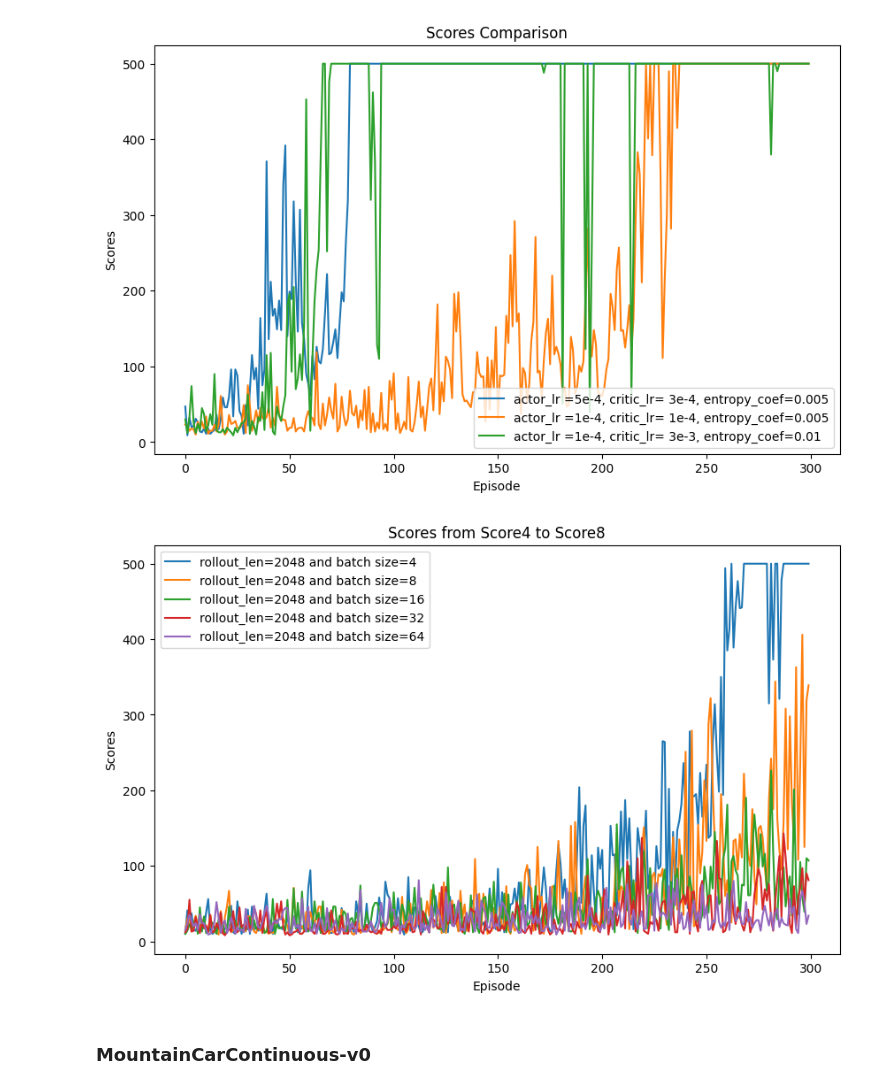
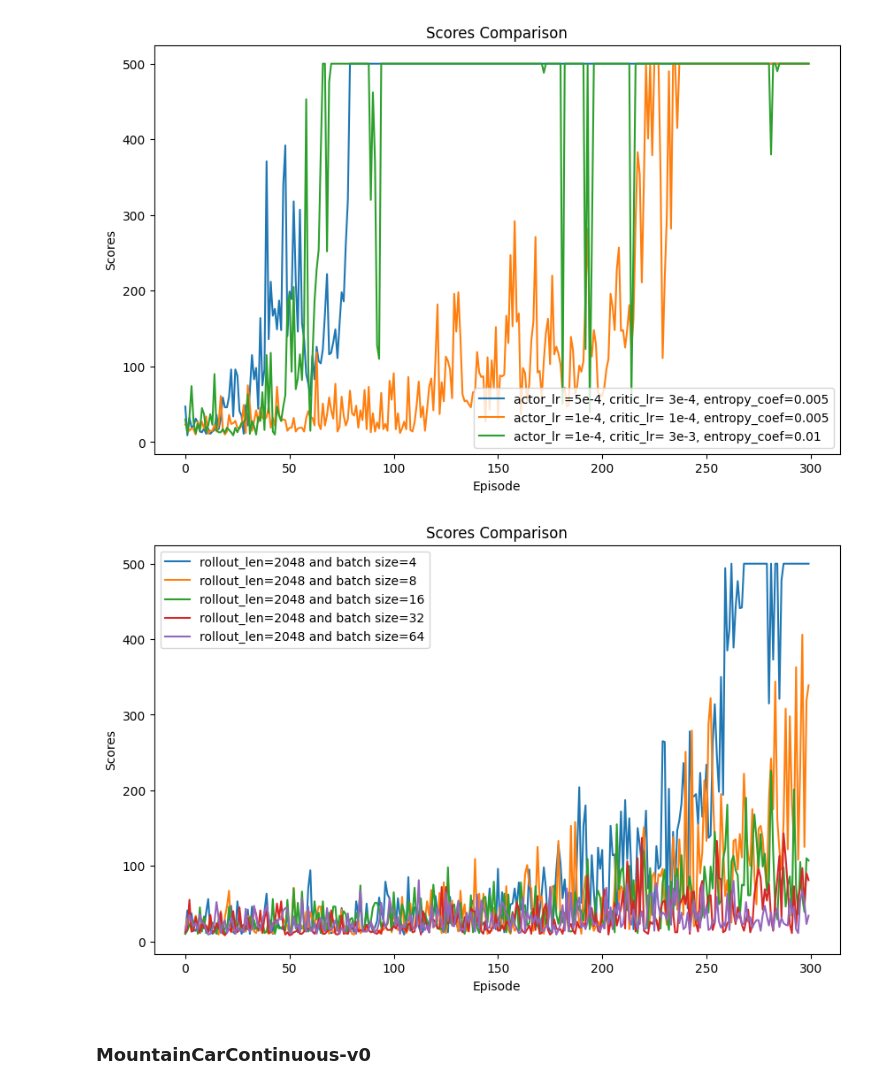
Before and after one commit to mischamez48/PRL_PPO-SAC_ImplPRL_PPO-SAC_Implementationementation, a Jupyter notebook: ppo.ipynb, the cells around one changed output. Cells and saved outputs as stored; diff of their text form; code cells hidden in the pictures.

```diff
--- a/ppo.ipynb
+++ b/ppo.ipynb
@@ -85,35 +85,35 @@ import matplotlib.pyplot as plt
 
 # Step 1: Read the CSV file
 file_path = 'PPO\GRAPHE\CartpoleV1\Scores4-9.csv'  # Adjust this path as necessary
 data = pd.read_csv(file_path)
 
 # Step 2: Extract columns
 scores = data[['Score4', 'Score5', 'Score6', 'Score7', 'Score8']]
 
 # Define labels for each score
 labels = [
     "rollout_len=2048 and batch size=4",
     "rollout_len=2048 and batch size=8",
     "rollout_len=2048 and batch size=16",
     "rollout_len=2048 and batch size=32",
     "rollout_len=2048 and batch size=64"
 ]
 
 # Step 3: Plot the values
 plt.figure(figsize=(10, 6))
 for column, label in zip(scores.columns, labels):
     plt.plot(scores.index, scores[column], label=label)
 
 # Add titles and labels
-plt.title('Scores from Score4 to Score8')
+plt.title('Scores Comparison')
 plt.xlabel('Episode')
 plt.ylabel('Scores')
 plt.legend()
 
 # Show plot
 plt.show()
 # %% [output]
-[figure, old version]
+[figure, new version]
 # %% [markdown]
 ### MountainCarContinuous-v0
 # %% [markdown]
```
Also changed, not shown: parts of 5 cells of this notebook, 8 other files.
